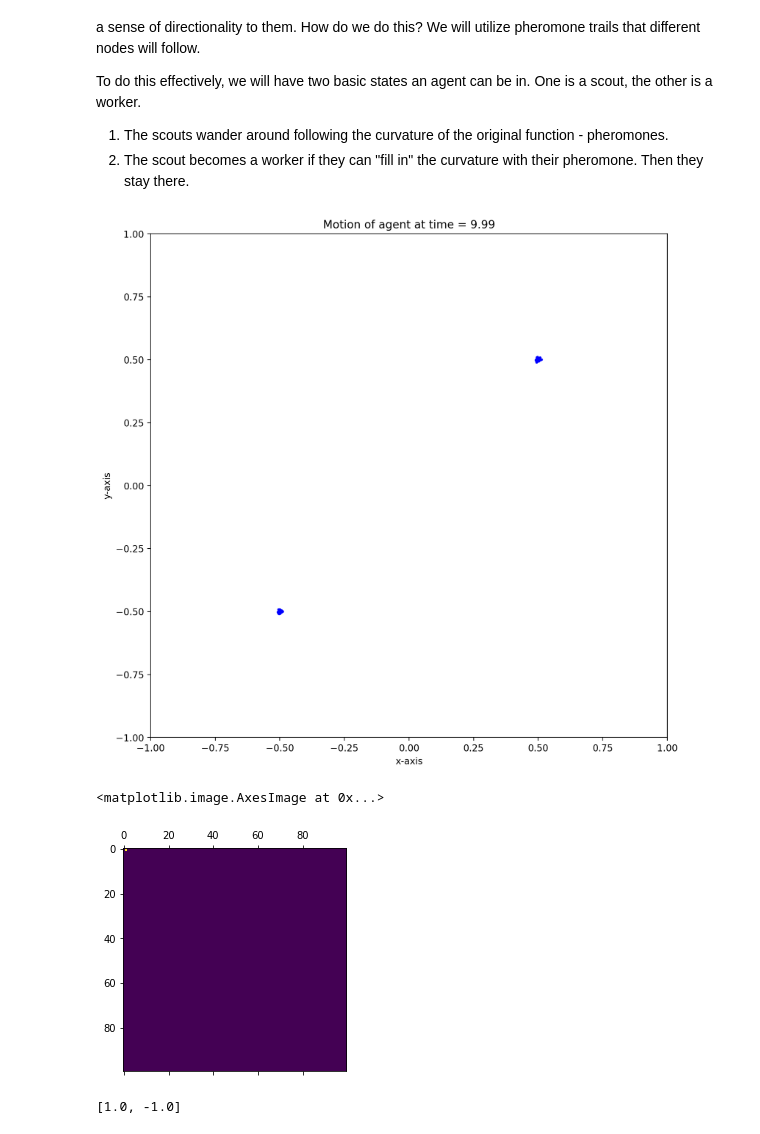
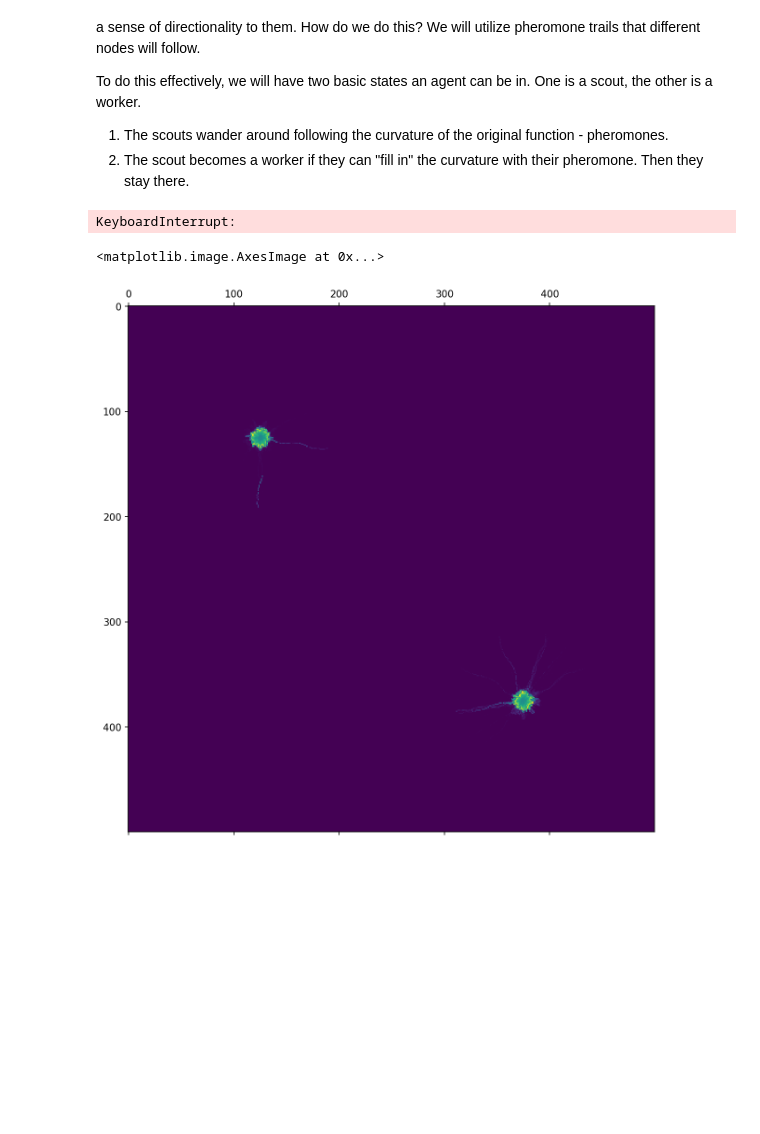
Before and after one commit to PanosEconomou/Ant-Optimization, a Jupyter notebook: 2.Code/1.Simple_Pathfinding/ACO.ipynb, the cells around one changed output. Saved outputs shown, nothing was run; the diff lists cells and outputs as text; code cells hidden in the pictures; blank space fills up the shorter version.

```diff
--- a/2.Code/1.Simple_Pathfinding/ACO.ipynb
+++ b/2.Code/1.Simple_Pathfinding/ACO.ipynb
@@ -39,7 +39,7 @@ def points_on_sphere(n:int,points:int):
 class Field:
 
     # Constructor
-    def __init__(self,bounds:np.array=np.array([[0,1],[0,1]]),steps=[100,100],function = lambda x: 0, num_pheromones=3):
+    def __init__(self,bounds:np.array=np.array([[0,1],[0,1]]),steps:np.array=np.array([100,100]),function = lambda x: 0, num_pheromones=3):
         # The bounds of the field
         self.bounds = bounds
         self.dim = len(bounds)
@@ -73,12 +73,14 @@ class Field:
 
     # Get the index of a position vector inside the field on the pheromone array
     def index(self,x:np.array):
-        if not self.inside(x): raise('The vector is not inside the field')
-        return tuple(np.clip(np.floor((x-self.bounds.T[0])/self.h + 0.5).astype(dtype=np.int64),a_min=bounds.T[0],a_max=bounds.T[1]))
+        if not self.inside(x):
+            print("This is not inside: x: ",x)
+            # raise('The vector is not inside the field')
+        return tuple(np.clip(np.floor((x-self.bounds.T[0])/self.h + 0.5).astype(dtype=np.int64),a_min=np.array([0]*len(self.steps)),a_max=self.steps-1))
 
     # This adds a pheromone to the pheromone matrix
     def add_pheromone(self,x:np.array,value:float=1,time:float=0,state:int=0):
-        current = self.pheromones[self.index(x)][state,0]
+        current = self.pheromones[self.index(x)][state][0]
         self.pheromones[self.index(x)][state] = np.array([value+current,time])
 
     # This returns the pheromone value from the matrix for a particular state
@@ -314,0 +324,4 @@ ax.scatter(*(pos.T),s=1,marker='x',c=color);
+# %%
+x = np.array([0.1,0.1])
+field.add_pheromone(x,value=1,time=9,state=1)
+field.index(x)
@@ -417,24 +433,24 @@ To do this effectively, we will have two basic states an agent can be in. One is
 # We can create a second animation to with all the nodes run in parallel
 
 # Agent motion properties
-N_agents                = 100
+N_agents                = 200
 acc_magnitude           = 2
 desired_speed           = 0.5
-randomness              = 4e-4
+randomness              = 4e-2
 dt                      = 0.01
-max_time                = 10
-gradient_strength       = 10000
+max_time                = 20
+gradient_strength       = 1000
 grad_radius             = 1e-4
 grad_samples            = 10
 bounds                  = np.array([[-1,1],[-1,1]])
-steps                   = [50,50]
-pheromone_level         = 1e+0
-pheromone_time_constant = 1e+0
-pheromone_strength      = 1e+4
+steps                   = np.array([500,500])
+pheromone_level         = 5e+0
+pheromone_time_constant = 5e+3
+pheromone_strength      = 1e+7
 pos                     = np.array([None,None]) # np.array([0.5,0.5])
-field                   = Field(bounds=bounds,steps=steps,function=func)
 s                       = 0.2
-A                       = 20
+A                       = 30
+
 def func(x):
     if len(x.shape) == 1:
         p1 = np.array([0.5,0.5])
@@ -446,6 +462,8 @@ def F (x,y):
     p1 = np.array([0.5,0.5])
     p2 = np.array([-0.5,-0.5])
     return -np.exp(-((x-p1[0])**2 + (y-p1[1])**2)/s**2) -np.exp(-((x-p2[0])**2 + (y-p2[1])**2)/s**2)
+
+field                   = Field(bounds=bounds,steps=steps,function=func,)
 
 # Function to step the agnts
 def run_n_agents(N_agents:int=N_agents,field:Field=field,dt=dt,max_time=max_time,acc_magnitude=acc_magnitude,desired_speed=desired_speed,randomness=randomness,gradient_strength=gradient_strength,grad_radius=grad_radius,grad_samples=grad_samples,pos=pos,pheromone_level = pheromone_level, pheromone_time_constant = pheromone_time_constant,pheromone_strength=pheromone_strength):
@@ -514,19 +532,15 @@ def update(i):
 # Animate!
 anim = animation.FuncAnimation(fig,update,frames=len(time),blit=True)
 writer = animation.writers['ffmpeg'](fps=60)
-anim.save('Animations/6_Particle_Test-1.mp4',writer=writer,dpi=200)
+anim.save('Animations/7_Particle_Test-7.mp4',writer=writer,dpi=200)
 # %% [output]
-[figure, removed]
+KeyboardInterrupt:
 # %%
 A = field.get_pheromones(max_time,1)
 np.where(A!=0)
-plt.matshow(A)
+fig = plt.figure(figsize=(10,10),dpi=150)
+ax  = fig.add_subplot(111)
+ax.matshow(A)
 # %% [output]
 <matplotlib.image.AxesImage at 0x...>
-[figure, old version]
+[figure, new version]
-# %%
-x = np.array([-2,1])
-bounds = np.array([[-1,1],[0,0.1]])
-[np.sign(bi.mean() - xi) if (xi-bi[0])*(xi-bi[1]) >0 else 0 for xi,bi in zip(x,bounds)]
-# %% [output]
-[1.0, -1.0]
```
Also changed, not shown: parts of 5 cells of this notebook, 8 other files.
